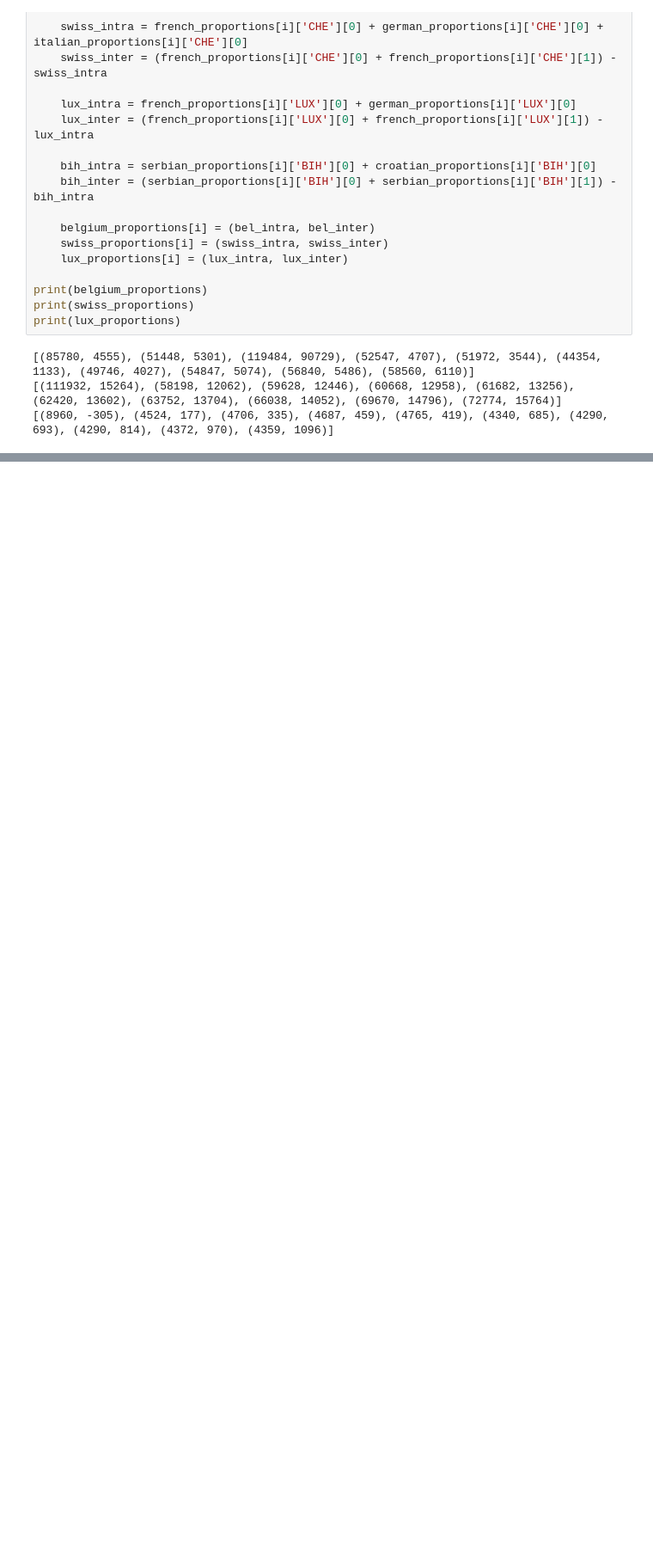
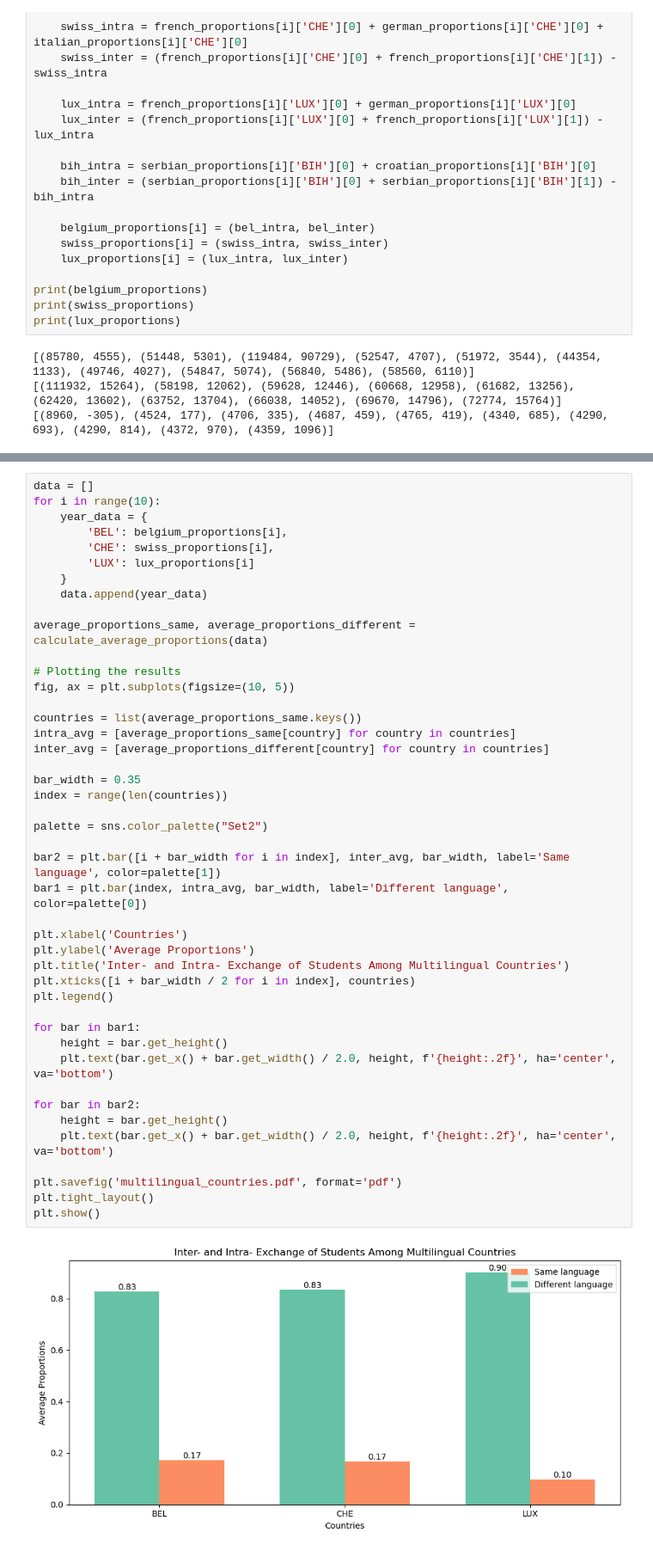
Before and after one commit to nedamohamed/eu-perspectives-where-do-students-go, a Jupyter notebook: Analysis Scripts/Data Analysis.ipynb, the cells around one changed output, grey strips where cells are left out. Shown: that part at 86% size. Cells and saved outputs as stored; diff of their text form; blank space fills up the shorter version.

Commit message:
Data analysis script uploaded

```diff
--- a/Analysis Scripts/Data Analysis.ipynb
+++ b/Analysis Scripts/Data Analysis.ipynb
@@ -777,0 +858,46 @@ print(lux_proportions)
+# %%
+data = []
+for i in range(10):
+    year_data = {
+        'BEL': belgium_proportions[i],
+        'CHE': swiss_proportions[i],
+        'LUX': lux_proportions[i]
+    }
+    data.append(year_data)
+
+average_proportions_same, average_proportions_different = calculate_average_proportions(data)
+
+# Plotting the results
+fig, ax = plt.subplots(figsize=(10, 5))
+
+countries = list(average_proportions_same.keys())
+intra_avg = [average_proportions_same[country] for country in countries]
+inter_avg = [average_proportions_different[country] for country in countries]
+
+bar_width = 0.35
+index = range(len(countries))
+
+palette = sns.color_palette("Set2")
+
+bar2 = plt.bar([i + bar_width for i in index], inter_avg, bar_width, label='Same language', color=palette[1])
+bar1 = plt.bar(index, intra_avg, bar_width, label='Different language', color=palette[0])
+
+plt.xlabel('Countries')
+plt.ylabel('Average Proportions')
+plt.title('Inter- and Intra- Exchange of Students Among Multilingual Countries')
+plt.xticks([i + bar_width / 2 for i in index], countries)
+plt.legend()
+
+for bar in bar1:
+    height = bar.get_height()
+    plt.text(bar.get_x() + bar.get_width() / 2.0, height, f'{height:.2f}', ha='center', va='bottom')
+
+for bar in bar2:
+    height = bar.get_height()
+    plt.text(bar.get_x() + bar.get_width() / 2.0, height, f'{height:.2f}', ha='center', va='bottom')
+
+plt.savefig('multilingual_countries.pdf', format='pdf')
+plt.tight_layout()
+plt.show()
+# %% [output]
+[figure, added]
```
Also changed, not shown: parts of 17 cells of this notebook, 12 other files.
